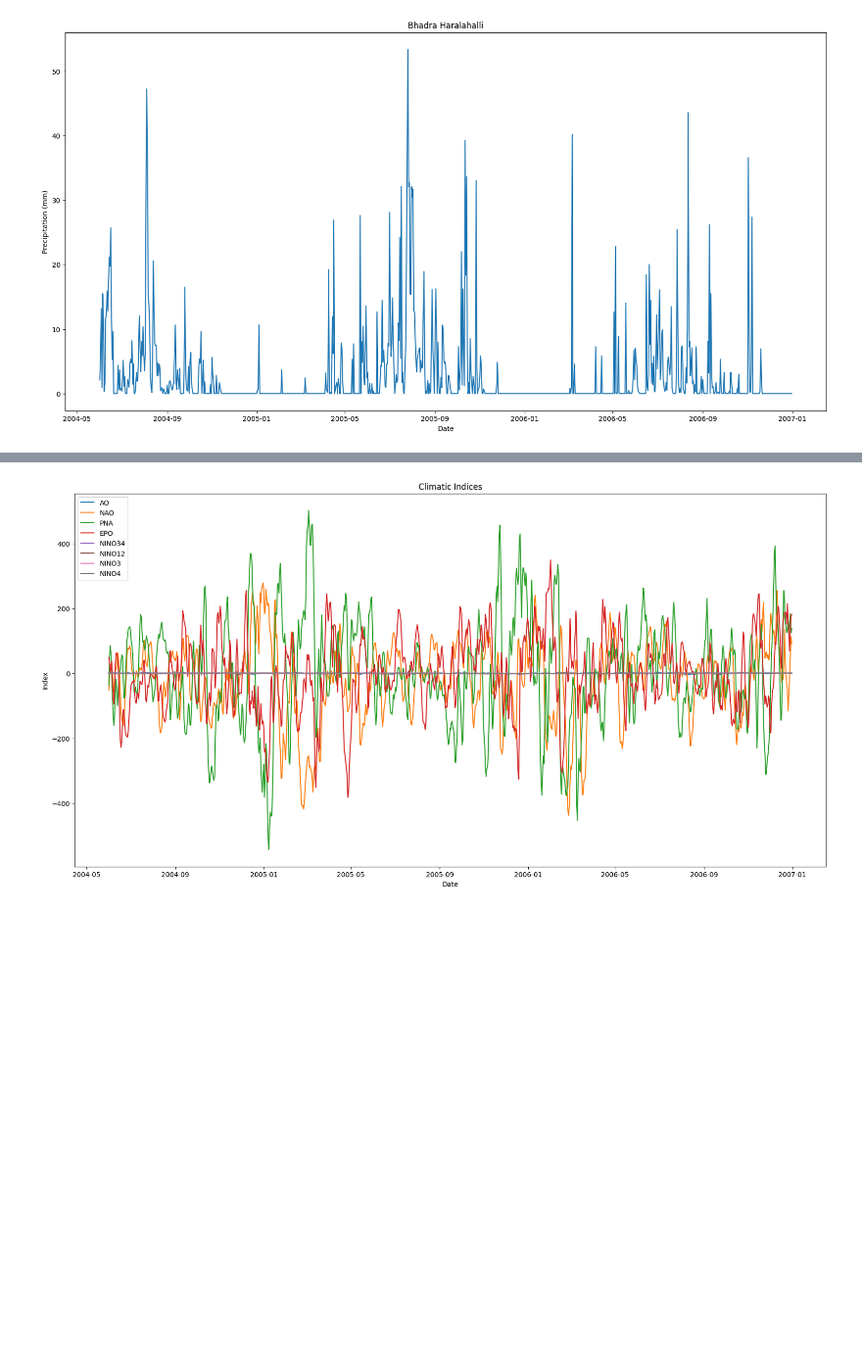
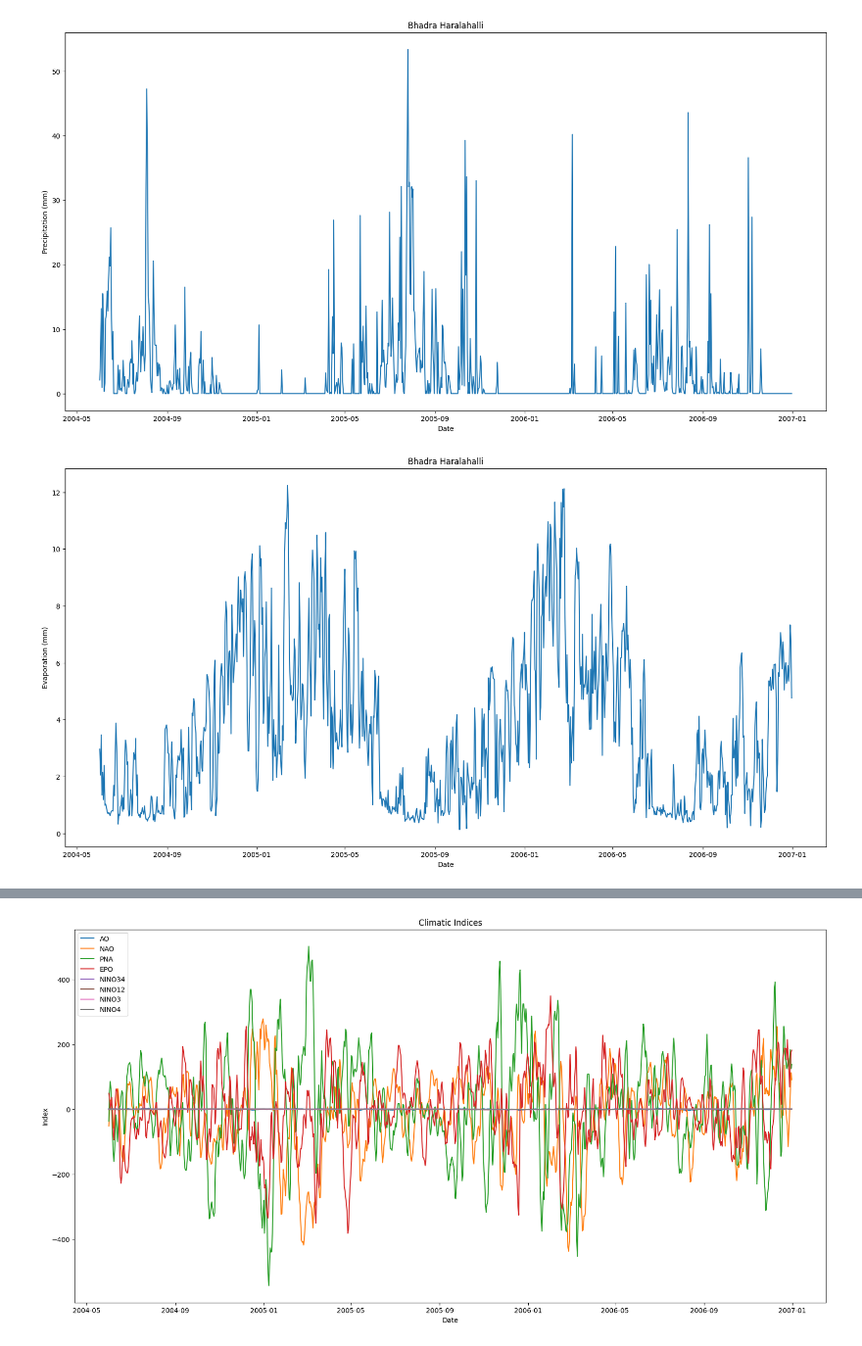
Before and after one commit to KKcuber/BTP-2, a Jupyter notebook: inflow_prediction.ipynb, the cells around one changed output, grey strips where cells are left out. Shown at 98% size. Saved outputs shown, nothing was run; the diff lists cells and outputs as text; code cells hidden in the pictures; blank space fills up the shorter version.

```diff
--- a/inflow_prediction.ipynb
+++ b/inflow_prediction.ipynb
@@ -47,3 +47,22 @@ plt.title('Bhadra Haralahalli')
 plt.show()
 # %% [output]
 [figure]
+# %%
+# Read data from csv file, data has 2 columns: Date and Evaporation
+# Date is in yyyy/mm/dd format
+evaporation_df = pd.read_csv('./data/evaporation.csv', header=0, names=['Date', 'Evaporation'])
+evaporation_df['Date'] = pd.to_datetime(evaporation_df['Date'], format='%Y/%m/%d')
+evaporation_df = evaporation_df.set_index('Date')
+
+# take values from June 2004 to December 2006
+evaporation_df = evaporation_df.loc['2004-06-01':'2006-12-31']
+
+# plot the data
+plt.figure(figsize=(20, 10))
+plt.plot(evaporation_df['Evaporation'])
+plt.xlabel('Date')
+plt.ylabel('Evaporation (mm)')
+plt.title('Bhadra Haralahalli')
+plt.show()
+# %% [output]
+[figure, added]
```
Also changed, not shown: parts of 6 cells of this notebook, 3 other files.
